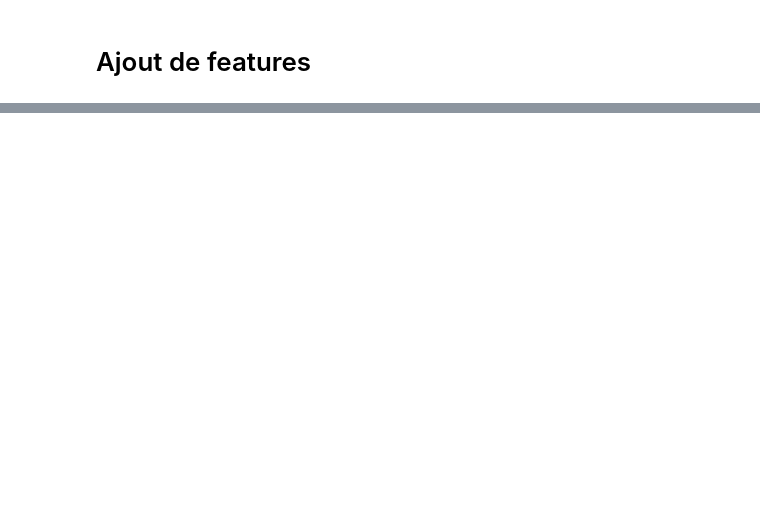
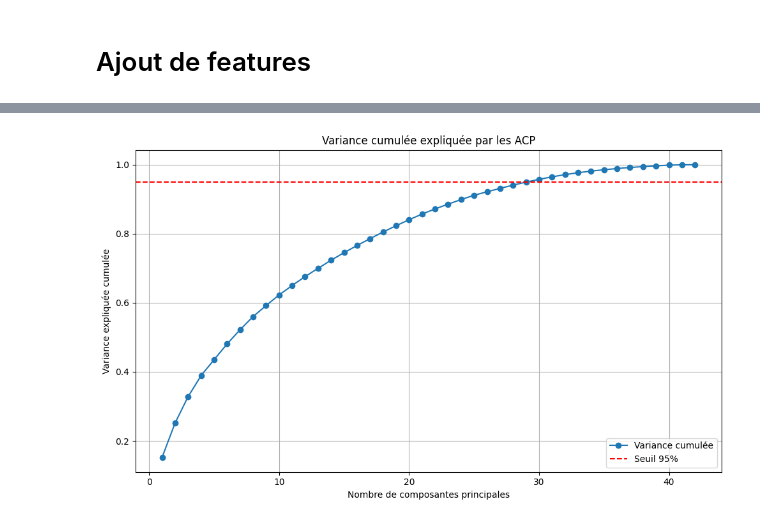
Before and after one commit to Hierogifle/ANN-playground, a Jupyter notebook: test.ipynb, the cells around one changed output, grey strips where cells are left out. Saved outputs shown, nothing was run; the diff lists cells and outputs as text; code cells hidden in the pictures; blank space fills up the shorter version.

```diff
--- a/test.ipynb
+++ b/test.ipynb
@@ -401,0 +614,92 @@ print(df)
+# %%
+import pandas as pd
+import numpy as np
+import seaborn as sns
+import matplotlib.pyplot as plt
+from sklearn.preprocessing import StandardScaler
+from sklearn.decomposition import PCA
+import warnings
+warnings.filterwarnings('ignore')
+
+# --- Chargement des données ---
+data_folder = "data"
+data_path = f"{data_folder}/data_update.csv"
+df = pd.read_csv(data_path, sep=';')
+
+# --- Sélection des variables numériques ---
+num_cols = df.select_dtypes(include=[np.number]).columns.tolist()
+df_numeric = df[num_cols].copy()
+
+# --- Standardisation des variables ---
+scaler = StandardScaler()
+data_scaled = scaler.fit_transform(df_numeric)
+
+# --- PCA avec sklearn ---
+pca = PCA()
+pca_result = pca.fit_transform(data_scaled)
+
+# --- Variance expliquée par chaque composante ---
+explained_var = pca.explained_variance_ratio_
+cum_var = np.cumsum(explained_var)
+
+# --- Graphique de la variance expliquée cumulée ---
+plt.figure(figsize=(10, 6))
+plt.plot(range(1, len(cum_var)+1), cum_var, marker='o', label='Variance cumulée')
+plt.axhline(y=0.95, color='r', linestyle='--', label='Seuil 95%')
+plt.xlabel('Nombre de composantes principales')
+plt.ylabel('Variance expliquée cumulée')
+plt.title('Variance cumulée expliquée par les ACP')
+plt.legend()
+plt.grid(True)
+plt.tight_layout()
+plt.show()
+
+# --- Affichage du nombre de composantes nécessaires pour atteindre 95% ---
+n_95 = np.argmax(cum_var >= 0.95) + 1
+print(f"Nombre de composantes nécessaires pour expliquer 95% de la variance : {n_95}")
+
+# --- PCA avec le nombre optimal de composantes ---
+pca_opt = PCA(n_components=n_95)
+pca_result_opt = pca_opt.fit_transform(data_scaled)
+
+# --- Création dataframe des chargements ---
+loadings = pd.DataFrame(
+    pca_opt.components_.T,
+    columns=[f'PC{i+1}' for i in range(n_95)],
+    index=num_cols
+)
+
+# --- Heatmap chiffrée des chargements ---
+plt.figure(figsize=(15, max(8, len(num_cols)*0.3)))  # Fenêtre plus large et haute
+sns.heatmap(
+    loadings,
+    cmap='vlag',
+    center=0,
+    annot=True,
+    fmt='.2f',
+    linewidths=0.5,
+    annot_kws={'size': 8}  # Taille réduite des chiffres dans les cases
+)
+plt.title('Heatmap chiffrée des chargements des Features sur les Composantes Principales')
+plt.xlabel('Composantes Principales')
+plt.ylabel('Features')
+plt.tight_layout()
+plt.show()
+
+# --- Extraction des features les plus importantes par composante principale ---
+def top_features_per_pc(loadings_df, top_n=5):
+    tops = {}
+    for pc in loadings_df.columns:
+        sorted_features = loadings_df[pc].abs().sort_values(ascending=False).head(top_n).index
+        tops[pc] = list(zip(sorted_features, loadings_df.loc[sorted_features, pc]))
+    return tops
+
+important_features = top_features_per_pc(loadings)
+
+# --- Affichage des features clés ---
+for pc, feats in important_features.items():
+    print(f"\nComposante {pc} :")
+    for feat, val in feats:
+        print(f" - {feat}: {val:.3f}")
+# %% [output]
+[figure, added]
```
Also changed, not shown: parts of 8 cells of this notebook, 4 other files.
